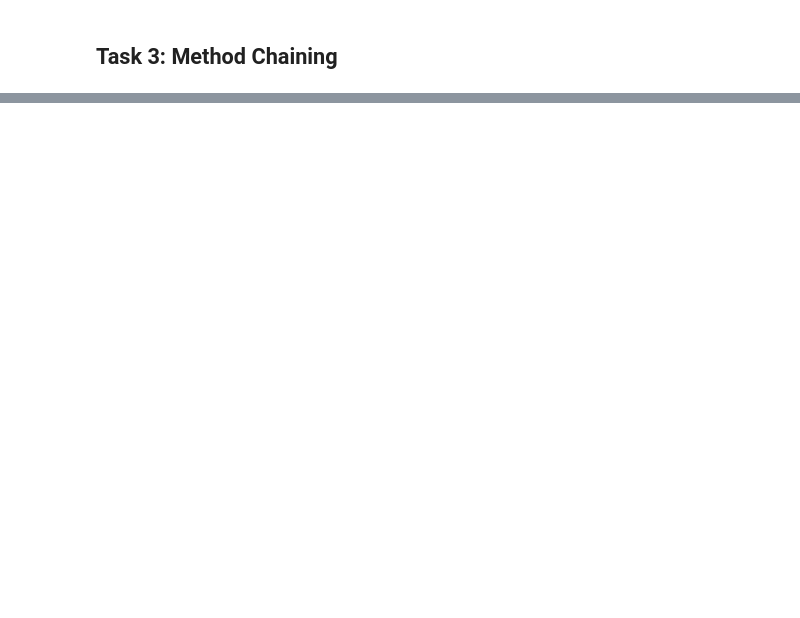
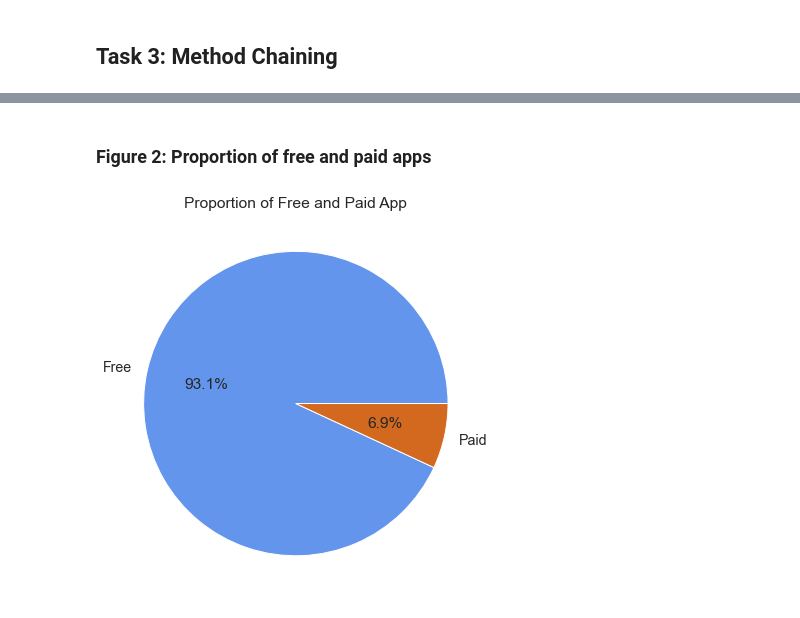
Before and after one commit to ubco-W2022T1-cosc301/project-group36, a Jupyter notebook: notebooks/analysis1.ipynb, the cells around one changed output, grey strips where cells are left out. Saved outputs shown, nothing was run; the diff lists cells and outputs as text; code cells hidden in the pictures; blank space fills up the shorter version.

```diff
--- a/notebooks/analysis1.ipynb
+++ b/notebooks/analysis1.ipynb
@@ -153,0 +321,3 @@ df
+# %%
+sns.set(rc={'figure.figsize':(13,13)})
+graph1 = sns.countplot(data=df, y='Category', order=df['Category'].value_counts().index).set(xlabel='App Count', title='Distribution of Apps based on Category')
@@ -153,0 +333,9 @@ df
+# %% [markdown]
+### Figure 2: Proportion of free and paid apps
+# %%
+sns.set(rc={'figure.figsize':(7,7)})
+sns.set(font_scale=1.3)
+graph2 = plt.pie(df['Type'].value_counts(), labels=df['Type'].value_counts().index, autopct='%1.1f%%', colors=['cornflowerblue','chocolate'])
+title = plt.title("Proportion of Free and Paid App")
+# %% [output]
+[figure, added]
```
Also changed, not shown: parts of 39 cells of this notebook.
